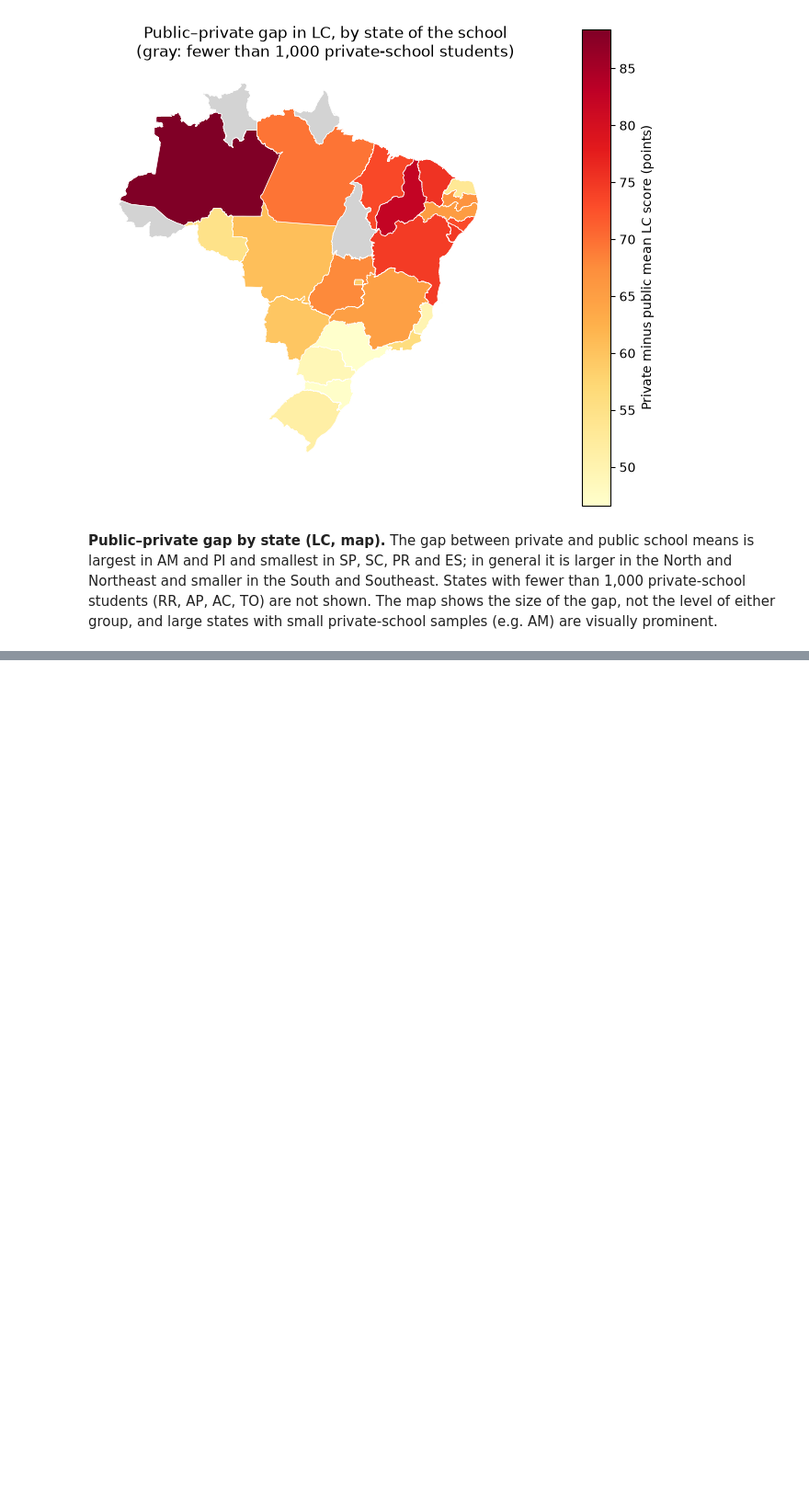
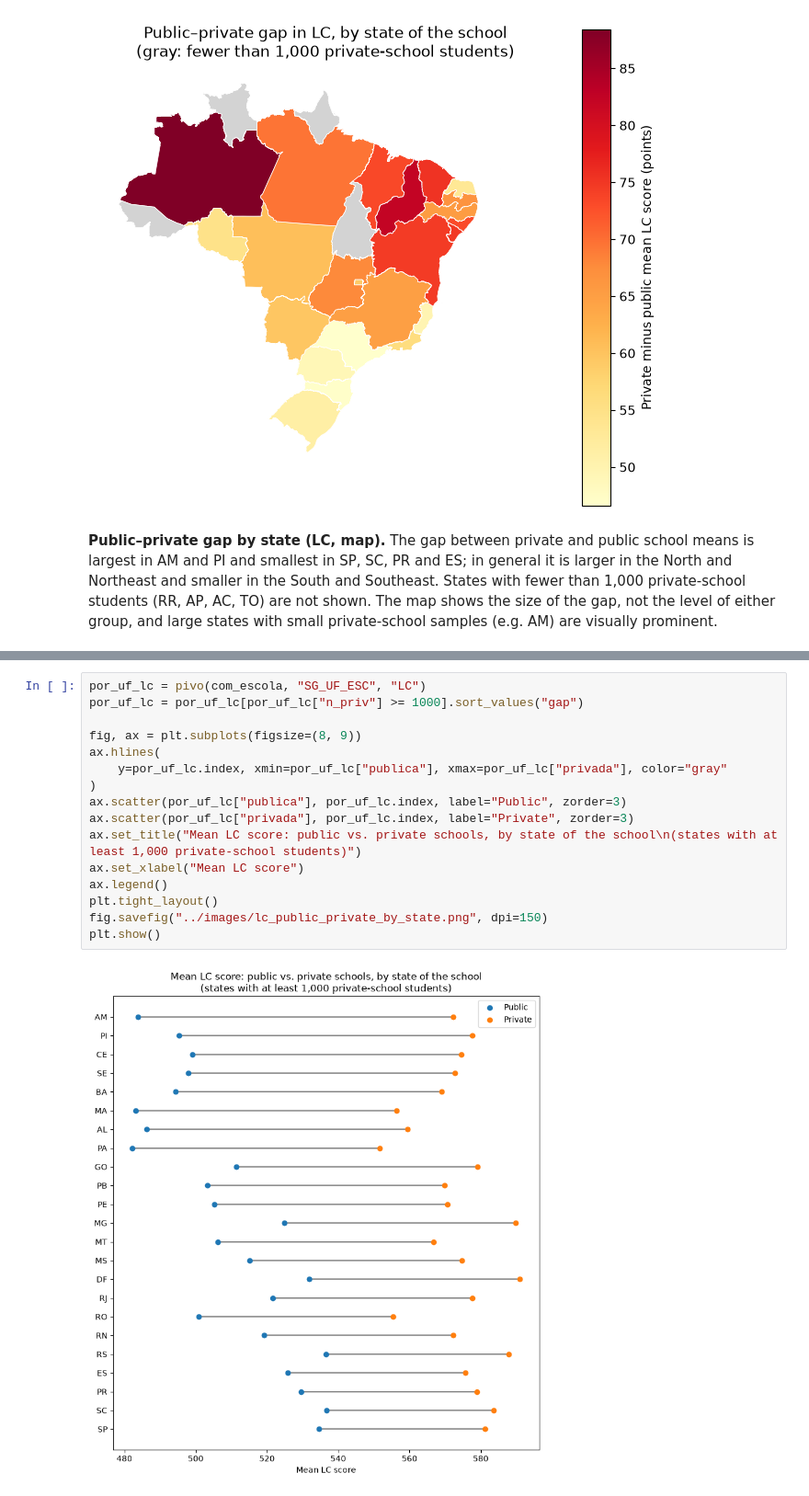
Before and after one commit to jpauloxvr/enem-analytics, a Jupyter notebook: notebooks/02_data_cleaning.ipynb, the cells around one changed output, grey strips where cells are left out. Shown at 92% size. Saved outputs shown, nothing was run; the diff lists cells and outputs as text; blank space fills up the shorter version.

```diff
--- a/notebooks/02_data_cleaning.ipynb
+++ b/notebooks/02_data_cleaning.ipynb
@@ -957,0 +991,18 @@ plt.show()
+# %%
+por_uf_lc = pivo(com_escola, "SG_UF_ESC", "LC")
+por_uf_lc = por_uf_lc[por_uf_lc["n_priv"] >= 1000].sort_values("gap")
+
+fig, ax = plt.subplots(figsize=(8, 9))
+ax.hlines(
+    y=por_uf_lc.index, xmin=por_uf_lc["publica"], xmax=por_uf_lc["privada"], color="gray"
+)
+ax.scatter(por_uf_lc["publica"], por_uf_lc.index, label="Public", zorder=3)
+ax.scatter(por_uf_lc["privada"], por_uf_lc.index, label="Private", zorder=3)
+ax.set_title("Mean LC score: public vs. private schools, by state of the school\n(states with at least 1,000 private-school students)")
+ax.set_xlabel("Mean LC score")
+ax.legend()
+plt.tight_layout()
+fig.savefig("../images/lc_public_private_by_state.png", dpi=150)
+plt.show()
+# %% [output]
+[figure, added]
```
Also changed, not shown: parts of 2 cells of this notebook, 2 other files.
